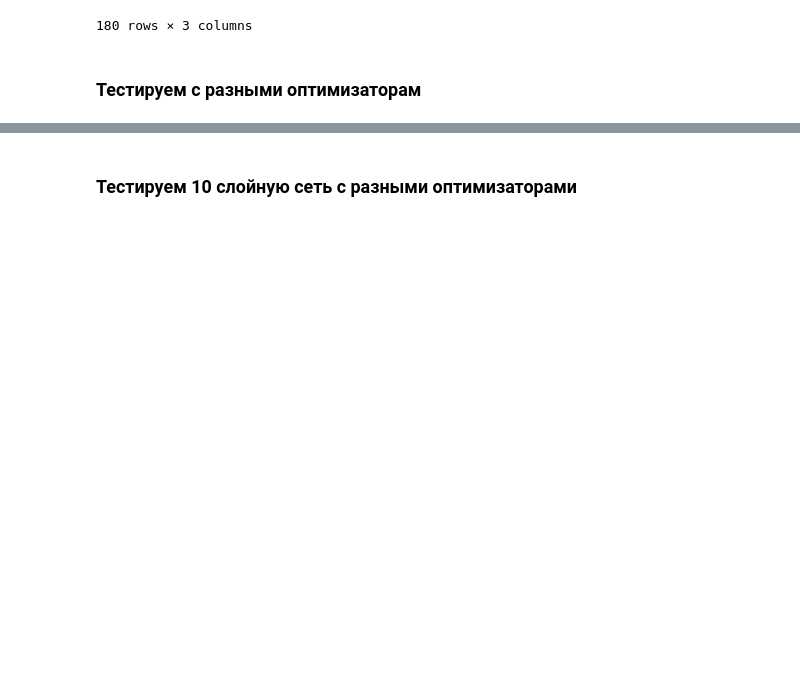
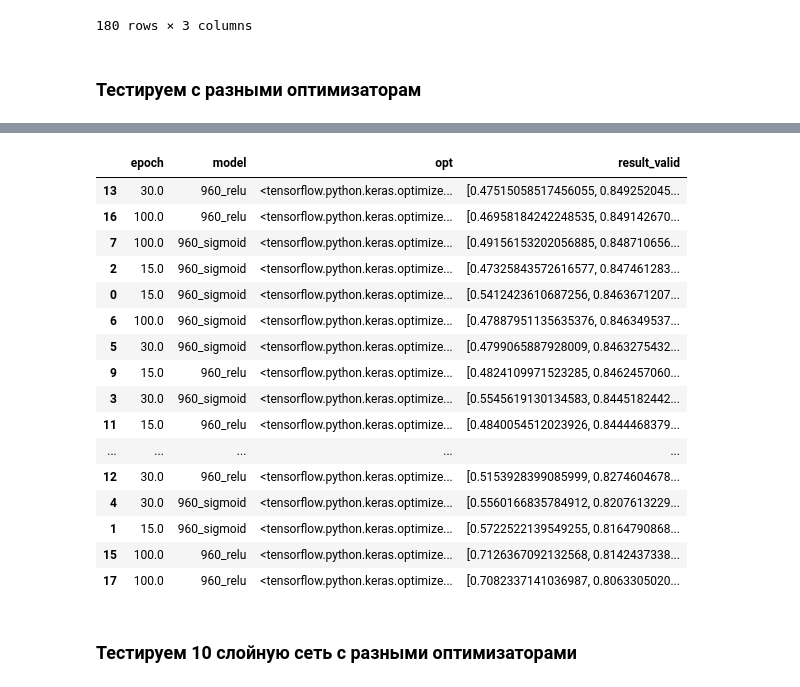
Before and after one commit to Vitalylqw/Neural_network, a Jupyter notebook: hw_2_3.ipynb, the cells around one changed output, grey strips where cells are left out. Cells and saved outputs as stored; diff of their text form; code cells hidden in the pictures; blank space fills up the shorter version.

```diff
--- a/hw_2_3.ipynb
+++ b/hw_2_3.ipynb
@@ -323,6 +385,24 @@ for fun in['sigmoid','relu']:
 # %%
-ful_result.sort_values('result_valid',ascending=False,inplace=True)
+ful_result.sort_values('result_valid',ascending=False,inplace=True,key = lambda x :x.apply(lambda y: y[1]))
 ful_result
+# %% [output]
+|  | epoch | model | opt | result_valid |
+| 13 | 30.0 | 960_relu | <tensorflow.python.keras.optimize... | [0.47515058517456055, 0.849252045... |
+| 16 | 100.0 | 960_relu | <tensorflow.python.keras.optimize... | [0.46958184242248535, 0.849142670... |
+| 7 | 100.0 | 960_sigmoid | <tensorflow.python.keras.optimize... | [0.49156153202056885, 0.848710656... |
+| 2 | 15.0 | 960_sigmoid | <tensorflow.python.keras.optimize... | [0.47325843572616577, 0.847461283... |
+| 0 | 15.0 | 960_sigmoid | <tensorflow.python.keras.optimize... | [0.5412423610687256, 0.8463671207... |
+| 6 | 100.0 | 960_sigmoid | <tensorflow.python.keras.optimize... | [0.47887951135635376, 0.846349537... |
+| 5 | 30.0 | 960_sigmoid | <tensorflow.python.keras.optimize... | [0.4799065887928009, 0.8463275432... |
+| 9 | 15.0 | 960_relu | <tensorflow.python.keras.optimize... | [0.4824109971523285, 0.8462457060... |
+| 3 | 30.0 | 960_sigmoid | <tensorflow.python.keras.optimize... | [0.5545619130134583, 0.8445182442... |
+| 11 | 15.0 | 960_relu | <tensorflow.python.keras.optimize... | [0.4840054512023926, 0.8444468379... |
+| ... | ... | ... | ... | ... |
+| 12 | 30.0 | 960_relu | <tensorflow.python.keras.optimize... | [0.5153928399085999, 0.8274604678... |
+| 4 | 30.0 | 960_sigmoid | <tensorflow.python.keras.optimize... | [0.5560166835784912, 0.8207613229... |
+| 1 | 15.0 | 960_sigmoid | <tensorflow.python.keras.optimize... | [0.5722522139549255, 0.8164790868... |
+| 15 | 100.0 | 960_relu | <tensorflow.python.keras.optimize... | [0.7126367092132568, 0.8142437338... |
+| 17 | 100.0 | 960_relu | <tensorflow.python.keras.optimize... | [0.7082337141036987, 0.8063305020... |
 # %% [markdown]
 ### Тестируем 10 слойную сеть с разными оптимизаторами
 # %%
```
Also changed, not shown: parts of 36 cells of this notebook.
